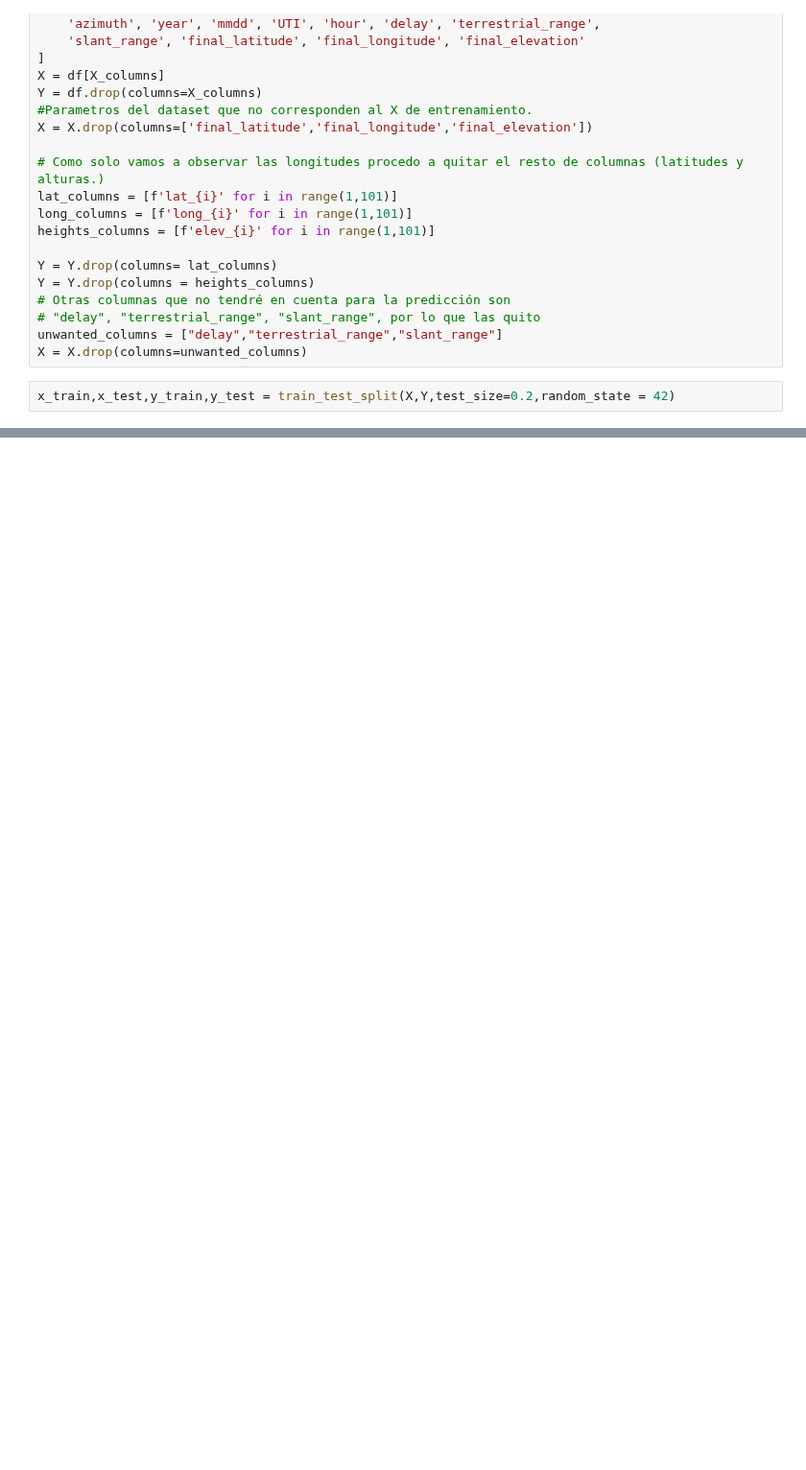
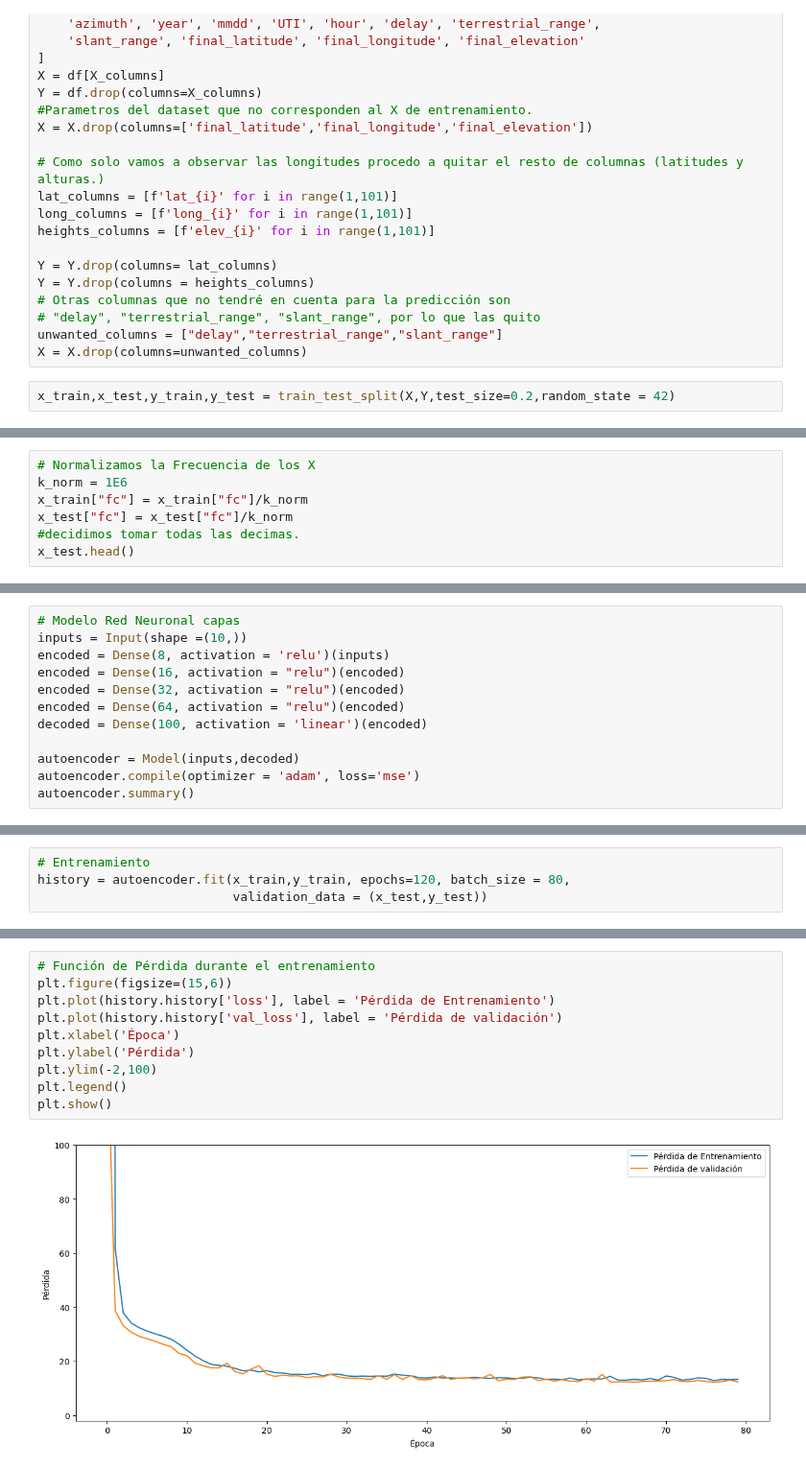
Before and after one commit to ValeFernando840/Ray-Tracing, a Jupyter notebook: Entrenamiento_Longitudes.ipynb, the cells around one changed output, grey strips where cells are left out. Shown at 96% size. Cells and saved outputs as stored; diff of their text form; blank space fills up the shorter version.

Commit message:
Se agregó información para el guardado de un modelo Tensor, ademas de realizar el code de entrenamiento de Longitudes por separado.

```diff
--- a/Entrenamiento_Longitudes.ipynb
+++ b/Entrenamiento_Longitudes.ipynb
@@ -38,0 +41,7 @@ x_train,x_test,y_train,y_test = train_test_split(X,Y,test_size=0.2,random_state
+# %%
+# Normalizamos la Frecuencia de los X
+k_norm = 1E6
+x_train["fc"] = x_train["fc"]/k_norm
+x_test["fc"] = x_test["fc"]/k_norm
+#decidimos tomar todas las decimas.
+x_test.head()
@@ -38,0 +66,12 @@ x_train,x_test,y_train,y_test = train_test_split(X,Y,test_size=0.2,random_state
+# %%
+# Modelo Red Neuronal capas
+inputs = Input(shape =(10,))
+encoded = Dense(8, activation = 'relu')(inputs)
+encoded = Dense(16, activation = "relu")(encoded)
+encoded = Dense(32, activation = "relu")(encoded)
+encoded = Dense(64, activation = "relu")(encoded)
+decoded = Dense(100, activation = 'linear')(encoded)
+
+autoencoder = Model(inputs,decoded)
+autoencoder.compile(optimizer = 'adam', loss='mse')
+autoencoder.summary()
@@ -38,0 +98,4 @@ x_train,x_test,y_train,y_test = train_test_split(X,Y,test_size=0.2,random_state
+# %%
+# Entrenamiento
+history = autoencoder.fit(x_train,y_train, epochs=120, batch_size = 80,
+                          validation_data = (x_test,y_test))
@@ -38,0 +120,12 @@ x_train,x_test,y_train,y_test = train_test_split(X,Y,test_size=0.2,random_state
+# %%
+# Función de Pérdida durante el entrenamiento
+plt.figure(figsize=(15,6))
+plt.plot(history.history['loss'], label = 'Pérdida de Entrenamiento')
+plt.plot(history.history['val_loss'], label = 'Pérdida de validación')
+plt.xlabel('Época')
+plt.ylabel('Pérdida')
+plt.ylim(-2,100)
+plt.legend()
+plt.show()
+# %% [output]
+[figure, added]
```
Also changed, not shown: parts of 7 cells of this notebook, 2 other files.
